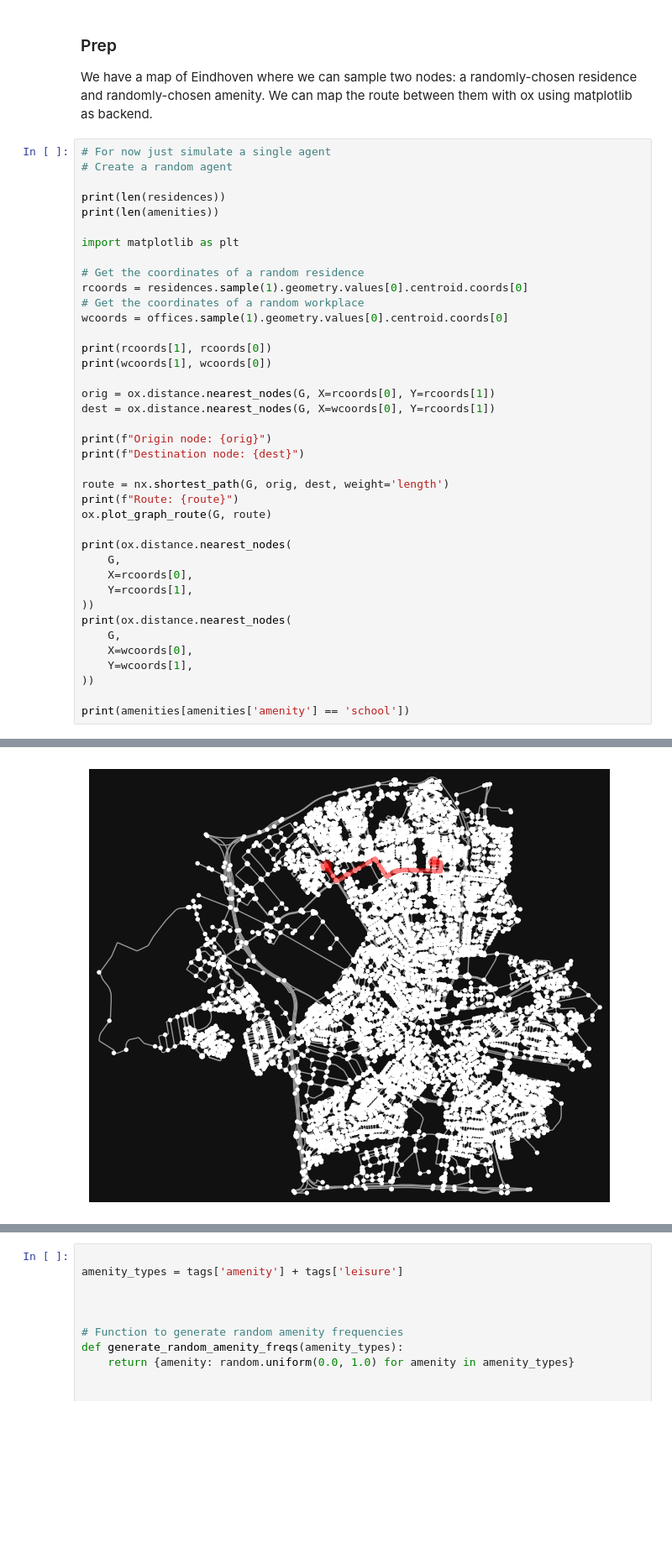
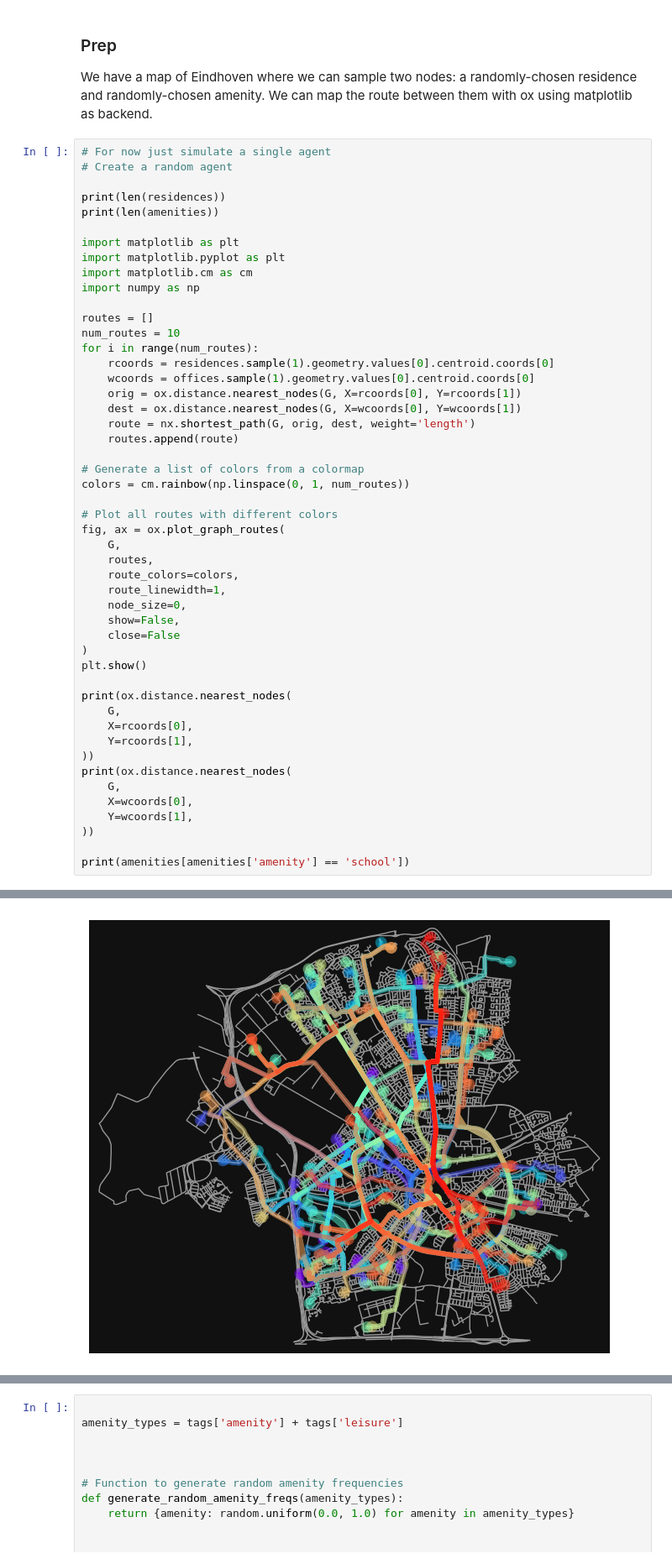
Before and after one commit to XtarXyan/Project-4CBLW00-17, a Jupyter notebook: simulation.ipynb, the cells around one changed output, grey strips where cells are left out. Shown: that part at 84% size. Saved outputs shown, nothing was run; the diff lists cells and outputs as text; blank space fills up the shorter version.

```diff
--- a/simulation.ipynb
+++ b/simulation.ipynb
@@ -92,24 +92,34 @@ print(len(residences))
 print(len(amenities))
 
 import matplotlib as plt
+import matplotlib.pyplot as plt
+import matplotlib.cm as cm
+import numpy as np
 
-# Get the coordinates of a random residence
-rcoords = residences.sample(1).geometry.values[0].centroid.coords[0]
-# Get the coordinates of a random workplace
-wcoords = offices.sample(1).geometry.values[0].centroid.coords[0]
+routes = []
+num_routes = 10
+for i in range(num_routes):
+    rcoords = residences.sample(1).geometry.values[0].centroid.coords[0]
+    wcoords = offices.sample(1).geometry.values[0].centroid.coords[0]
+    orig = ox.distance.nearest_nodes(G, X=rcoords[0], Y=rcoords[1])
+    dest = ox.distance.nearest_nodes(G, X=wcoords[0], Y=wcoords[1])
+    route = nx.shortest_path(G, orig, dest, weight='length')
+    routes.append(route)
 
-print(rcoords[1], rcoords[0])
-print(wcoords[1], wcoords[0])
+# Generate a list of colors from a colormap
+colors = cm.rainbow(np.linspace(0, 1, num_routes))
 
-orig = ox.distance.nearest_nodes(G, X=rcoords[0], Y=rcoords[1])
-dest = ox.distance.nearest_nodes(G, X=wcoords[0], Y=rcoords[1])
-
-print(f"Origin node: {orig}")
-print(f"Destination node: {dest}")
-
-route = nx.shortest_path(G, orig, dest, weight='length')
-print(f"Route: {route}")
-ox.plot_graph_route(G, route)
+# Plot all routes with different colors
+fig, ax = ox.plot_graph_routes(
+    G,
+    routes,
+    route_colors=colors,
+    route_linewidth=1,
+    node_size=0,
+    show=False,
+    close=False
+)
+plt.show()
 
 print(ox.distance.nearest_nodes(
     G,
@@ -134 +139 @@ Route: [42736804, 42736557, 42734783, 42733026, 6981466320, 7946106892, 55055074
-[figure, old version]
+[figure, new version]
```
Also changed, not shown: parts of 4 cells of this notebook, 4 other files.
